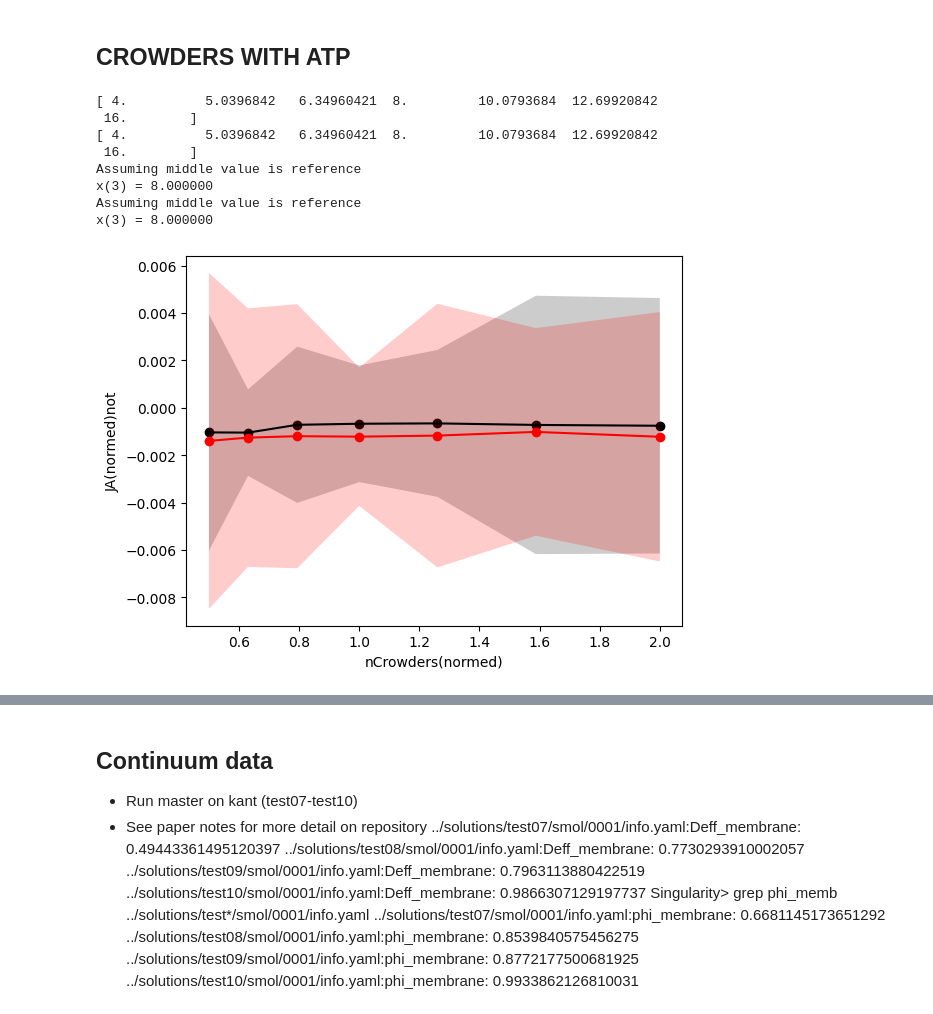
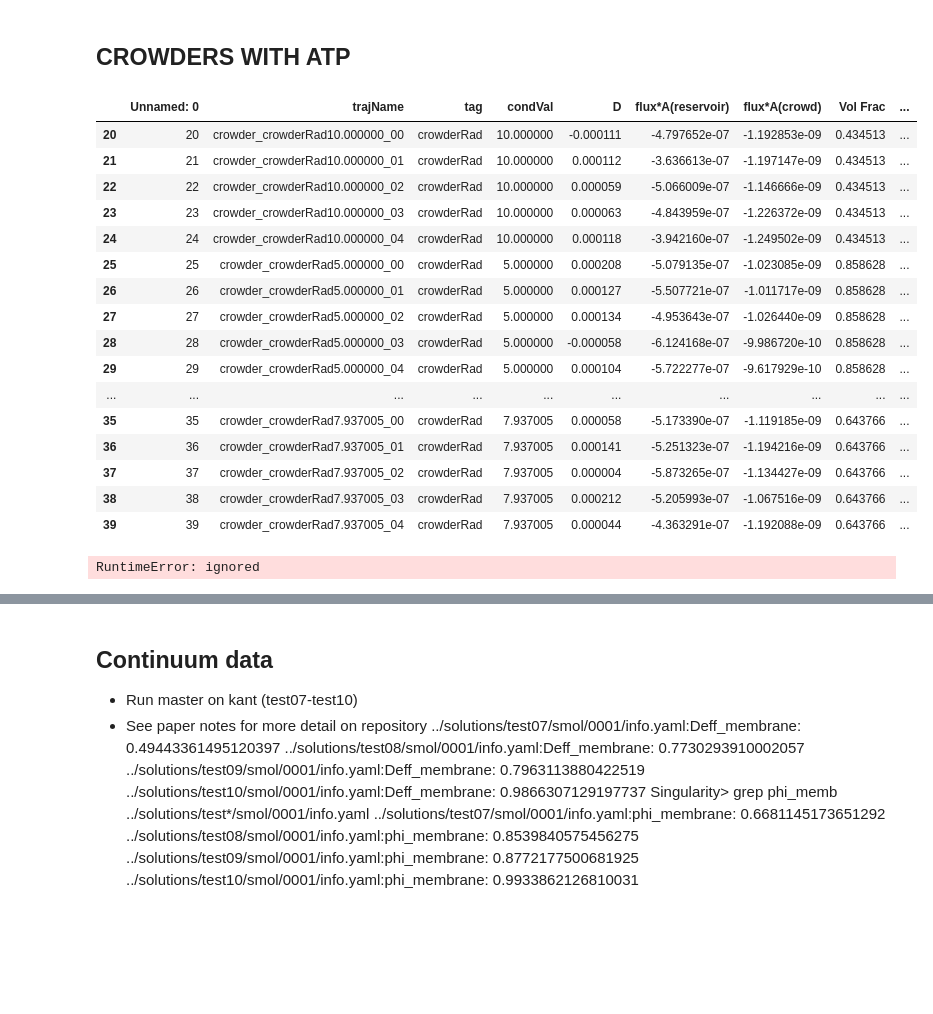
Before and after one commit to huskeypm/cellmigration, a Jupyter notebook: migration_paper.ipynb, the cells around one changed output, grey strips where cells are left out. Cells and saved outputs as stored; diff of their text form; code cells hidden in the pictures; blank space fills up the shorter version.

```diff
--- a/migration_paper.ipynb
+++ b/migration_paper.ipynb
@@ -316,39 +285,52 @@ if False:
 else:
   df = crowder_noatp
   dfATP = crowder_atp
+# %%
+df
+# %% [output]
+|  | Unnamed: 0 | trajName | tag | condVal | D | flux*A(reservoir) | flux*A(crowd) | Vol Frac | ... |
+| 20 | 20 | crowder_crowderRad10.000000_00 | crowderRad | 10.000000 | -0.000111 | -4.797652e-07 | -1.192853e-09 | 0.434513 | ... |
+| 21 | 21 | crowder_crowderRad10.000000_01 | crowderRad | 10.000000 | 0.000112 | -3.636613e-07 | -1.197147e-09 | 0.434513 | ... |
+| 22 | 22 | crowder_crowderRad10.000000_02 | crowderRad | 10.000000 | 0.000059 | -5.066009e-07 | -1.146666e-09 | 0.434513 | ... |
+| 23 | 23 | crowder_crowderRad10.000000_03 | crowderRad | 10.000000 | 0.000063 | -4.843959e-07 | -1.226372e-09 | 0.434513 | ... |
+| 24 | 24 | crowder_crowderRad10.000000_04 | crowderRad | 10.000000 | 0.000118 | -3.942160e-07 | -1.249502e-09 | 0.434513 | ... |
+| 25 | 25 | crowder_crowderRad5.000000_00 | crowderRad | 5.000000 | 0.000208 | -5.079135e-07 | -1.023085e-09 | 0.858628 | ... |
+| 26 | 26 | crowder_crowderRad5.000000_01 | crowderRad | 5.000000 | 0.000127 | -5.507721e-07 | -1.011717e-09 | 0.858628 | ... |
+| 27 | 27 | crowder_crowderRad5.000000_02 | crowderRad | 5.000000 | 0.000134 | -4.953643e-07 | -1.026440e-09 | 0.858628 | ... |
+| 28 | 28 | crowder_crowderRad5.000000_03 | crowderRad | 5.000000 | -0.000058 | -6.124168e-07 | -9.986720e-10 | 0.858628 | ... |
+| 29 | 29 | crowder_crowderRad5.000000_04 | crowderRad | 5.000000 | 0.000104 | -5.722277e-07 | -9.617929e-10 | 0.858628 | ... |
+| ... | ... | ... | ... | ... | ... | ... | ... | ... | ... |
+| 35 | 35 | crowder_crowderRad7.937005_00 | crowderRad | 7.937005 | 0.000058 | -5.173390e-07 | -1.119185e-09 | 0.643766 | ... |
+| 36 | 36 | crowder_crowderRad7.937005_01 | crowderRad | 7.937005 | 0.000141 | -5.251323e-07 | -1.194216e-09 | 0.643766 | ... |
+| 37 | 37 | crowder_crowderRad7.937005_02 | crowderRad | 7.937005 | 0.000004 | -5.873265e-07 | -1.134427e-09 | 0.643766 | ... |
+| 38 | 38 | crowder_crowderRad7.937005_03 | crowderRad | 7.937005 | 0.000212 | -5.205993e-07 | -1.067516e-09 | 0.643766 | ... |
+| 39 | 39 | crowder_crowderRad7.937005_04 | crowderRad | 7.937005 | 0.000044 | -4.363291e-07 | -1.192088e-09 | 0.643766 | ... |
 # %%
 key = "nCrowders"
 
 case = empty()
-case.conds,case.Ds,case.Dstds, case.JAs, case.vFs  = ProcessGroup(df,key)
+case.conds,case.Ds,case.Dstds, case.JAs, case.vFs  = pdat.ProcessGroup(df,key)
 cases[key+"-atp"] = case
 
 
 case = empty()
-case.conds,case.Ds,case.Dstds, case.JAs, case.vFs  = ProcessGroup(dfATP,key)
+case.conds,case.Ds,case.Dstds, case.JAs, case.vFs  = pdat.ProcessGroup(dfATP,key)
 cases[key+"+atp"] = case
+
 
 
 case = cases[key+"-atp"]
 #PlotKey(case.conds,case.Ds,case.Dstds,key,normalize=False)
-PlotKey(case.conds,case.JAs,case.Dstds,key,color='k',normalize=True,mode="JA")
+pdat.PlotKey(case.conds,case.JAs,case.Dstds,key,color='k',normalize=True,mode="JA")
 
 case = cases[key+"+atp"]
 #PlotKey(case.conds,case.Ds,case.Dstds,key,color='r',normalize=False)
-PlotKey(case.conds,case.JAs,case.Dstds,key,color='r',normalize=True,mode="JA")
+pdat.PlotKey(case.conds,case.JAs,case.Dstds,key,color='r',normalize=True,mode="JA")
 
 
 plt.gcf().savefig(outPath+"fig5_nCrowders.png",dpi=300)
 # %% [output]
-[ 4.          5.0396842   6.34960421  8.         10.0793684  12.69920842
- 16.        ]
-[ 4.          5.0396842   6.34960421  8.         10.0793684  12.69920842
- 16.        ]
-Assuming middle value is reference
-x(3) = 8.000000
-Assuming middle value is reference
-x(3) = 8.000000
+RuntimeError: ignored
-[figure, removed]
 # %%
 fig, axl = plt.subplots()
 axl.plot(case.conds,case.Ds,'k-',label="Ds")
```
Also changed, not shown: parts of 13 cells of this notebook.
